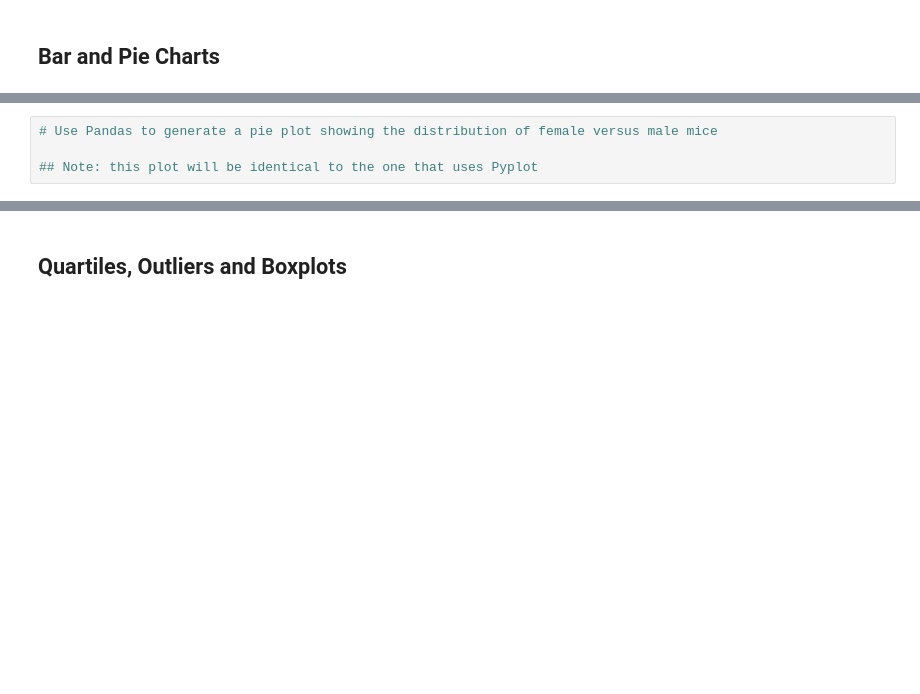
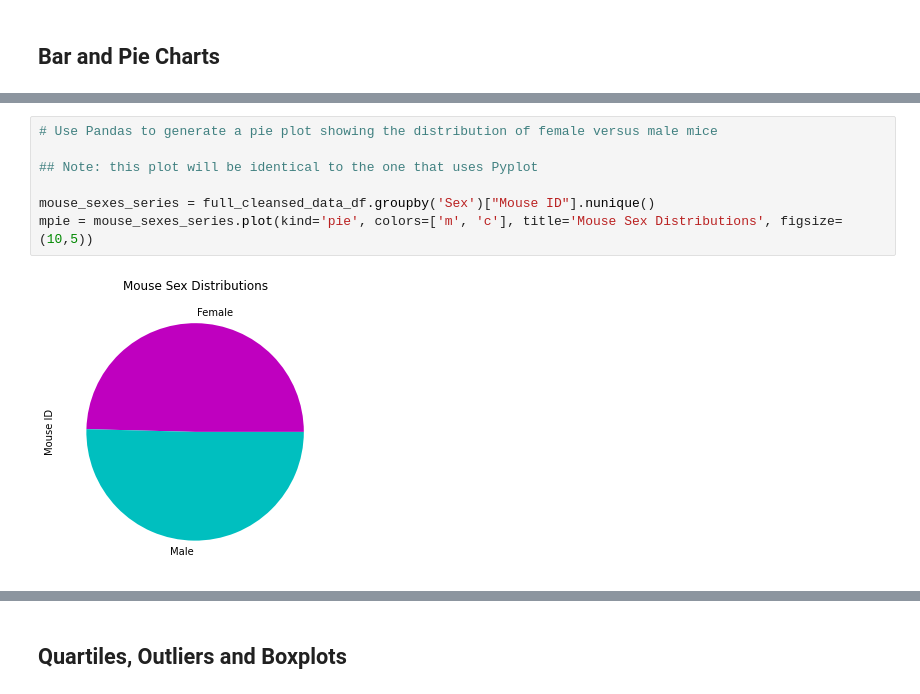
Before and after one commit to ande3674/matplotlib-challenge, a Jupyter notebook: pymaceuticals_starter.ipynb, the cells around one changed output, grey strips where cells are left out. Saved outputs shown, nothing was run; the diff lists cells and outputs as text; blank space fills up the shorter version.

```diff
--- a/pymaceuticals_starter.ipynb
+++ b/pymaceuticals_starter.ipynb
@@ -209,7 +213,12 @@ plt.show()
 # %%
 # Use Pandas to generate a pie plot showing the distribution of female versus male mice
 
 ## Note: this plot will be identical to the one that uses Pyplot
+
+mouse_sexes_series = full_cleansed_data_df.groupby('Sex')["Mouse ID"].nunique()
+mpie = mouse_sexes_series.plot(kind='pie', colors=['m', 'c'], title='Mouse Sex Distributions', figsize=(10,5))
+# %% [output]
+[figure, added]
 # %%
 # Use Pyplot to generate a pie plot showing the distribution of female versus male mice
 
```
Also changed, not shown: parts of 3 cells of this notebook.
